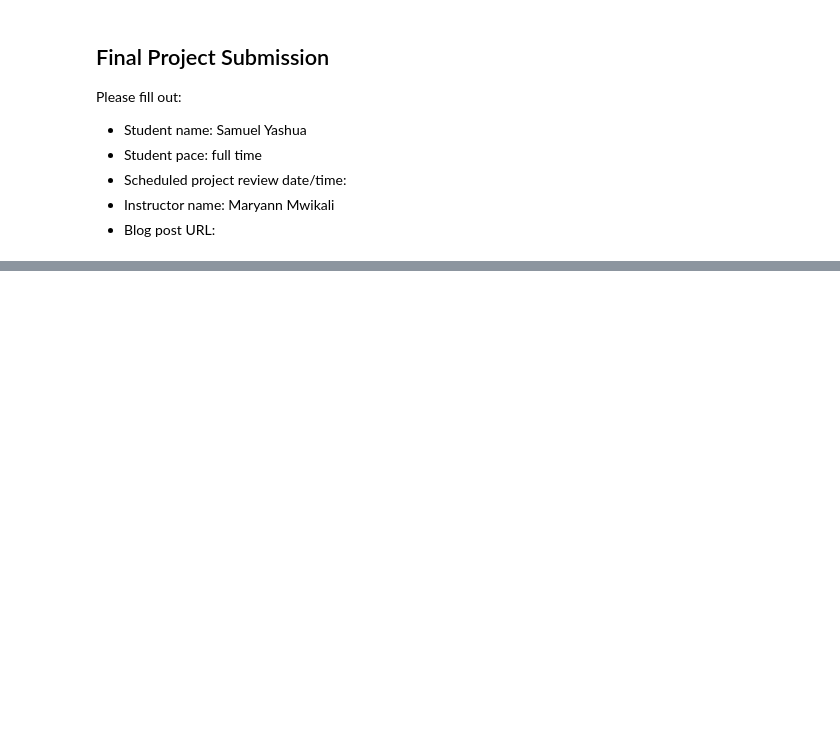
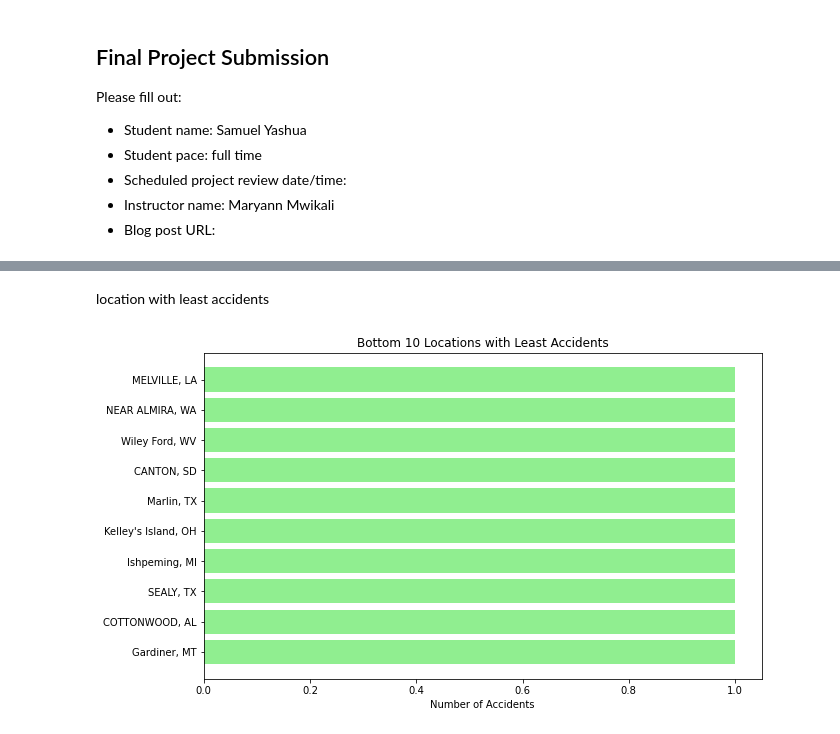
Before and after one commit to Yash-source-dev/dsc-phase-1-project-v3, a Jupyter notebook: student.ipynb, the cells around one changed output, grey strips where cells are left out. Saved outputs shown, nothing was run; the diff lists cells and outputs as text; code cells hidden in the pictures; blank space fills up the shorter version.

```diff
--- a/student.ipynb
+++ b/student.ipynb
@@ -342,0 +360,12 @@ plt.show()
+# %% [markdown]
+location with least accidents
+# %%
+bottom_locations = location_accidents.nsmallest(10, 'Accident Count')
+plt.figure(figsize=(10, 6))
+plt.barh(bottom_locations['Location'], bottom_locations['Accident Count'], color='lightgreen')
+plt.xlabel('Number of Accidents')
+plt.title('Bottom 10 Locations with Least Accidents')
+plt.gca().invert_yaxis()
+plt.show()
+# %% [output]
+[figure, added]
```
Also changed, not shown: parts of 52 cells of this notebook.
